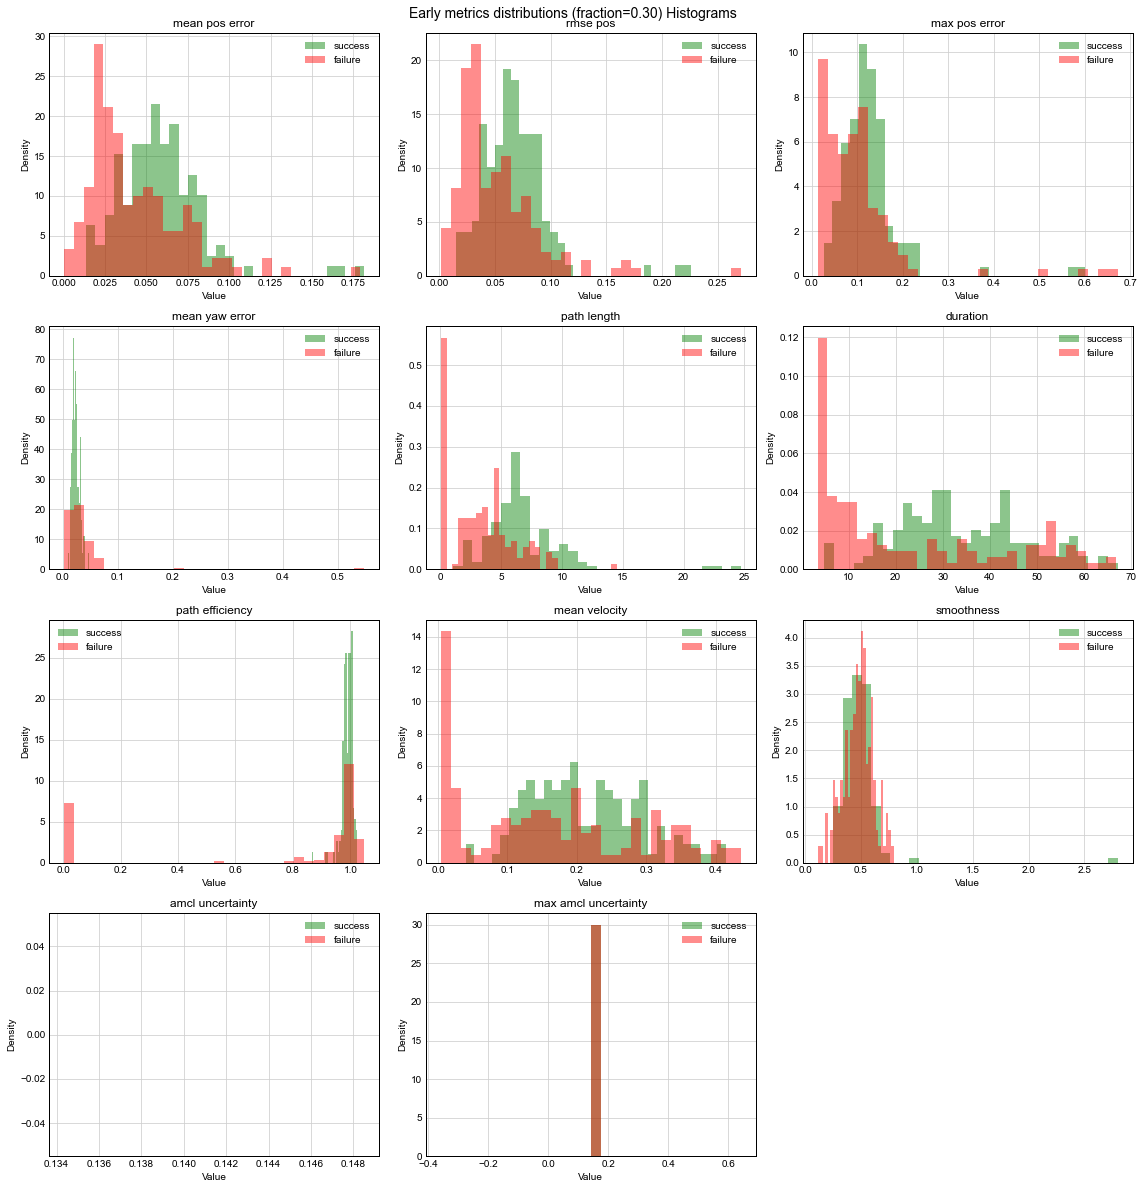
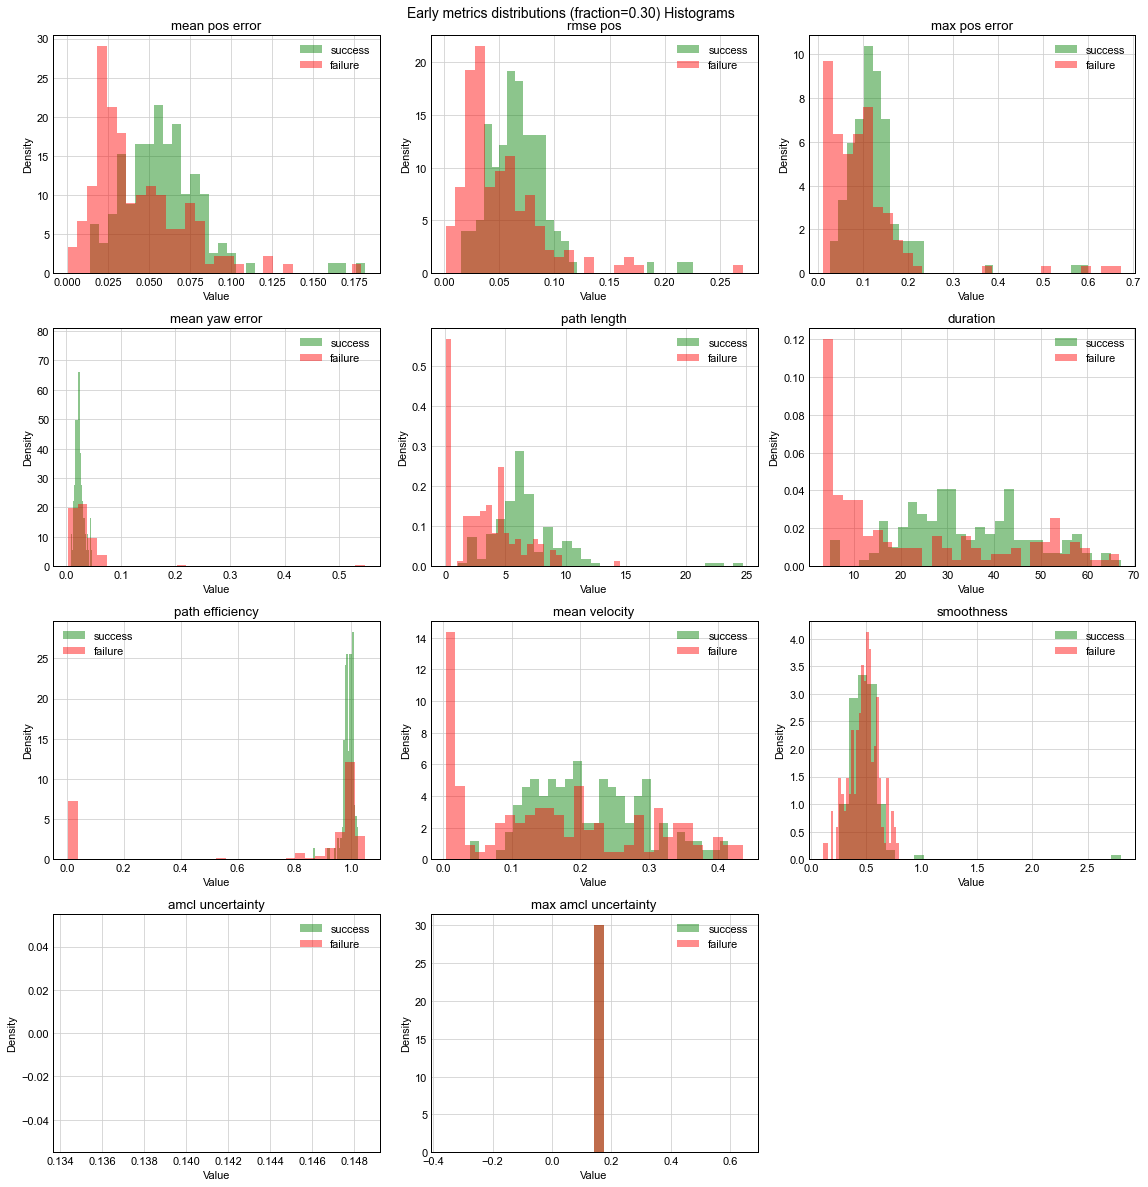
Code edit (unified diff) that turned the first committed figure into the second:
--- before
+++ after
@@ -30,5 +30,5 @@
     plt.suptitle(f'Early metrics distributions (fraction={EARLY_FRACTION:.2f}) Histograms', fontsize=14)
     plt.tight_layout()
-    plt.savefig(IMAGES_PATH / 'Early metrics distributions Histograms.png', dpi=150)
+    plt.savefig(IMAGES_PATH / 'Early metrics distributions Histograms.png', dpi=150, **SAVEFIG_KW)
     plt.show()
 
@@ -69,5 +69,5 @@
     )
     plt.tight_layout()
-    plt.savefig(IMAGES_PATH / 'early_metric_boxplots_by_outcome.png', dpi=150)
+    plt.savefig(IMAGES_PATH / 'early_metric_boxplots_by_outcome.png', dpi=150, **SAVEFIG_KW)
     plt.show()
 
@@ -90,5 +90,5 @@
     plt.xticks(rotation=35, ha='right')
     plt.tight_layout()
-    plt.savefig(IMAGES_PATH / 'early_anomaly_pr_auc.png', dpi=150)
+    plt.savefig(IMAGES_PATH / 'early_anomaly_pr_auc.png', dpi=150, **SAVEFIG_KW)
     plt.show()
 
@@ -101,5 +101,5 @@
         plt.ylabel('Anomaly')
         plt.tight_layout()
-        plt.savefig(IMAGES_PATH / 'early_anomaly_coef_heatmap.png', dpi=150)
+        plt.savefig(IMAGES_PATH / 'early_anomaly_coef_heatmap.png', dpi=150, **SAVEFIG_KW)
         plt.show()
 else:

Commit: fig_and_axes_color_fix2